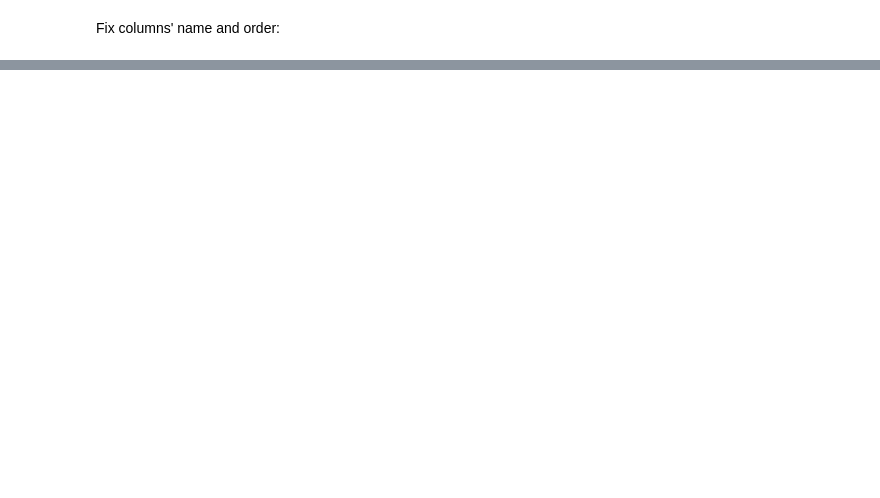
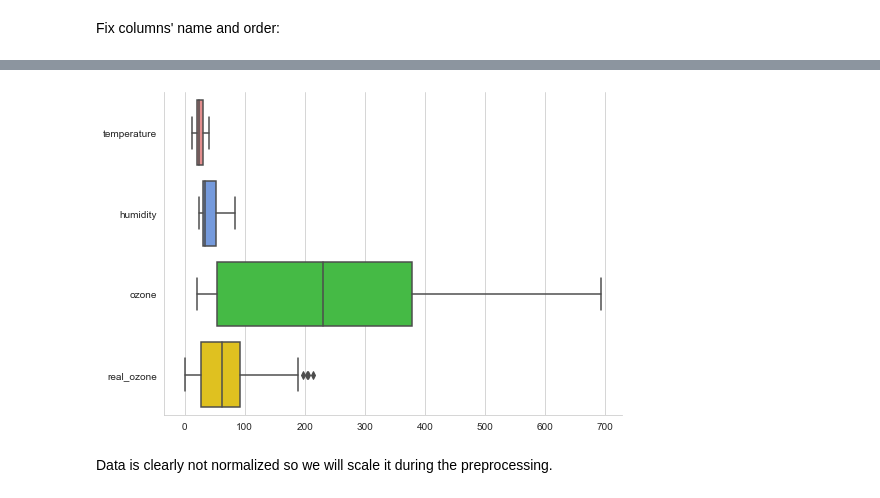
Before and after one commit to monadplus/TOML, a Jupyter notebook: project2/part2.ipynb, the cells around one changed output, grey strips where cells are left out. Drawn from its saved outputs; the diff is of its cells as text; code cells hidden in the pictures; blank space fills up the shorter version.

```diff
--- a/project2/part2.ipynb
+++ b/project2/part2.ipynb
@@ -57,0 +122,9 @@ df.describe().loc[['mean','std']]
+# %%
+colorDict = {
+    'temperature': 'lightcoral',
+    'humidity': 'cornflowerblue',
+    'ozone': 'limegreen',
+    'real_ozone': 'gold',
+}
+
+palette = sns.color_palette(list(colorDict.values()))
@@ -57,0 +136,11 @@ df.describe().loc[['mean','std']]
+# %%
+_ = sns.catplot(data=df,
+            kind='box',
+            orient='h',
+            height=5,
+            aspect=1.5,
+            palette=palette)
+# %% [output]
+[figure, added]
+# %% [markdown]
+Data is clearly not normalized so we will scale it during the preprocessing.
```
Also changed, not shown: parts of 34 cells of this notebook.
